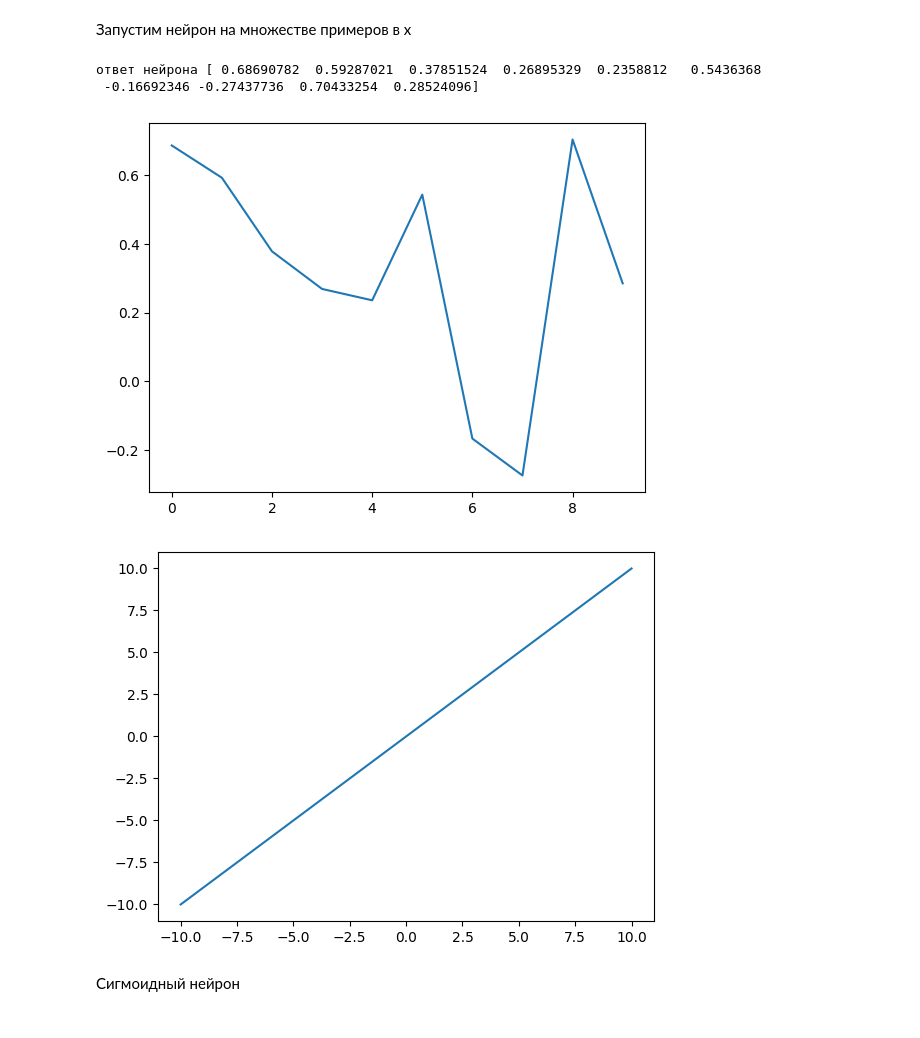
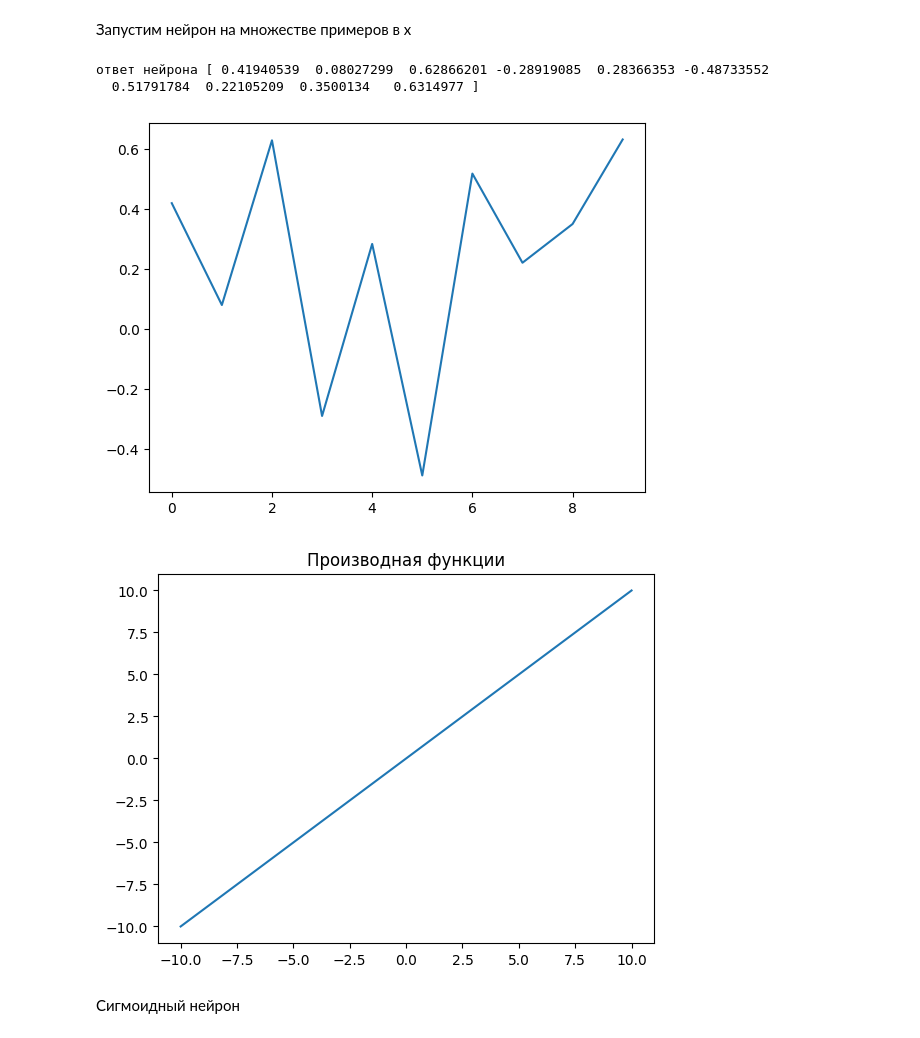
Before and after one commit to vanya890/AI_Study_Colab, a Jupyter notebook: Лабораторная_работа_№2_Модель_нейрона_Кузык_Иван.ipynb, the cells around one changed output. Drawn from its saved outputs; the diff is of its cells as text; code cells hidden in the pictures.

```diff
--- a/Лабораторная_работа_№2_Модель_нейрона_Кузык_Иван.ipynb
+++ b/Лабораторная_работа_№2_Модель_нейрона_Кузык_Иван.ipynb
@@ -64,20 +65,21 @@ def linear_neuron(x = None, w = None, bias = 0):
 # %%
 x = np.random.random((10,2))
 w = np.array([1,-1])
 y_out1 = linear_neuron(x = x, w = w, bias = 0.3)
 print('ответ нейрона',y_out1)
 
 plt.show()
 
 xp = np.linspace(-10, 10)  # 100 точек от -5 до 5
 yp = xp
 plt.plot(xp, yp)
+plt.title("Производная функции")
 plt.show()
 # %% [output]
-ответ нейрона [ 0.68690782  0.59287021  0.37851524  0.26895329  0.2358812   0.5436368
- -0.16692346 -0.27437736  0.70433254  0.28524096]
+ответ нейрона [ 0.41940539  0.08027299  0.62866201 -0.28919085  0.28366353 -0.48733552
+  0.51791784  0.22105209  0.3500134   0.6314977 ]
-[figure, old version]
+[figure, new version]
-[figure, old version]
+[figure, new version]
 # %% [markdown]
 Сигмоидный нейрон
 # %%
```
Also changed, not shown: parts of 2 cells of this notebook.
